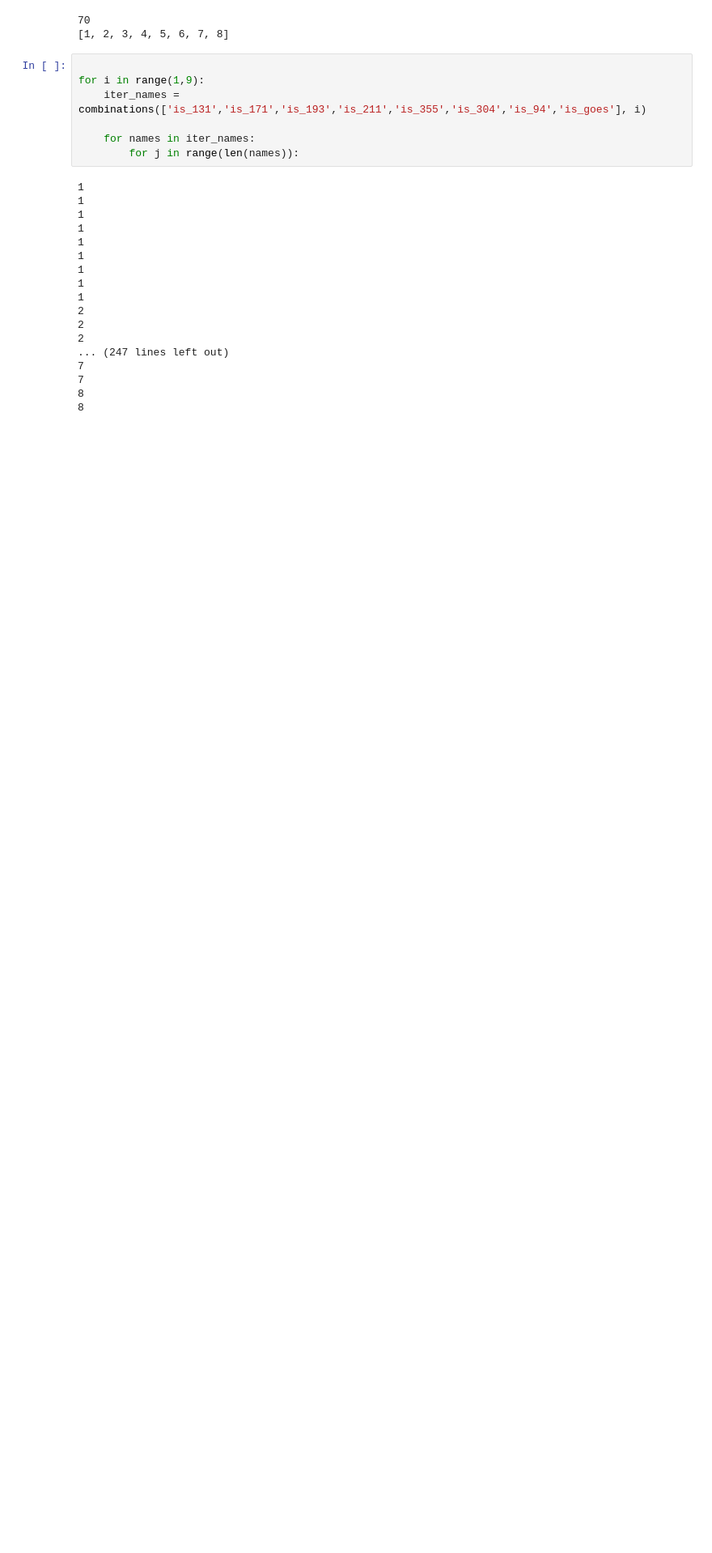
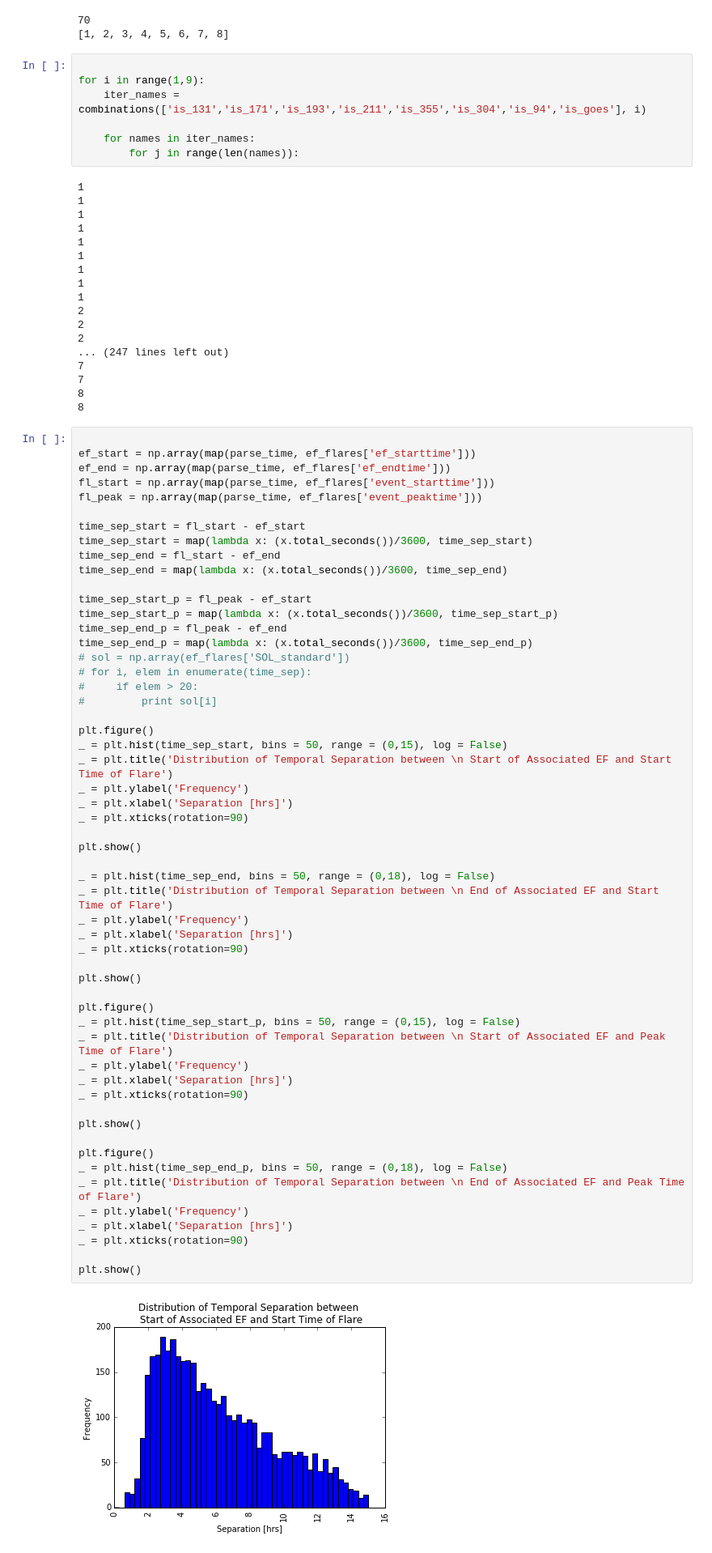
Before and after one commit to Nschanche/Flux_Emergence_and_flares, a Jupyter notebook: fluxing_flares_2.ipynb, the cells around one changed output. Shown: that part at 81% size. Saved outputs shown, nothing was run; the diff lists cells and outputs as text; blank space fills up the shorter version.

Commit message:
added graphing/integrating for lightcurves, use GOES as base for event for EF association -KL

```diff
--- a/fluxing_flares_2.ipynb
+++ b/fluxing_flares_2.ipynb
@@ -227,3 +272,60 @@ for i in range(1,9):
 7
 8
 8
+# %%
+
+ef_start = np.array(map(parse_time, ef_flares['ef_starttime']))
+ef_end = np.array(map(parse_time, ef_flares['ef_endtime']))
+fl_start = np.array(map(parse_time, ef_flares['event_starttime']))
+fl_peak = np.array(map(parse_time, ef_flares['event_peaktime']))
+
+time_sep_start = fl_start - ef_start
+time_sep_start = map(lambda x: (x.total_seconds())/3600, time_sep_start)
+time_sep_end = fl_start - ef_end
+time_sep_end = map(lambda x: (x.total_seconds())/3600, time_sep_end)
+
+time_sep_start_p = fl_peak - ef_start
+time_sep_start_p = map(lambda x: (x.total_seconds())/3600, time_sep_start_p)
+time_sep_end_p = fl_peak - ef_end
+time_sep_end_p = map(lambda x: (x.total_seconds())/3600, time_sep_end_p)
+# sol = np.array(ef_flares['SOL_standard'])
+# for i, elem in enumerate(time_sep):
+#     if elem > 20:
+#         print sol[i]
+
+plt.figure()
+_ = plt.hist(time_sep_start, bins = 50, range = (0,15), log = False)
+_ = plt.title('Distribution of Temporal Separation between \n Start of Associated EF and Start Time of Flare')
+_ = plt.ylabel('Frequency')
+_ = plt.xlabel('Separation [hrs]')
+_ = plt.xticks(rotation=90)
+
+plt.show()
+
+_ = plt.hist(time_sep_end, bins = 50, range = (0,18), log = False)
+_ = plt.title('Distribution of Temporal Separation between \n End of Associated EF and Start Time of Flare')
+_ = plt.ylabel('Frequency')
+_ = plt.xlabel('Separation [hrs]')
+_ = plt.xticks(rotation=90)
+
+plt.show()
+
+plt.figure()
+_ = plt.hist(time_sep_start_p, bins = 50, range = (0,15), log = False)
+_ = plt.title('Distribution of Temporal Separation between \n Start of Associated EF and Peak Time of Flare')
+_ = plt.ylabel('Frequency')
+_ = plt.xlabel('Separation [hrs]')
+_ = plt.xticks(rotation=90)
+
+plt.show()
+
+plt.figure()
+_ = plt.hist(time_sep_end_p, bins = 50, range = (0,18), log = False)
+_ = plt.title('Distribution of Temporal Separation between \n End of Associated EF and Peak Time of Flare')
+_ = plt.ylabel('Frequency')
+_ = plt.xlabel('Separation [hrs]')
+_ = plt.xticks(rotation=90)
+
+plt.show()
+# %% [output]
+[figure, added]
```
Also changed, not shown: parts of 12 cells of this notebook, 5 other files.
